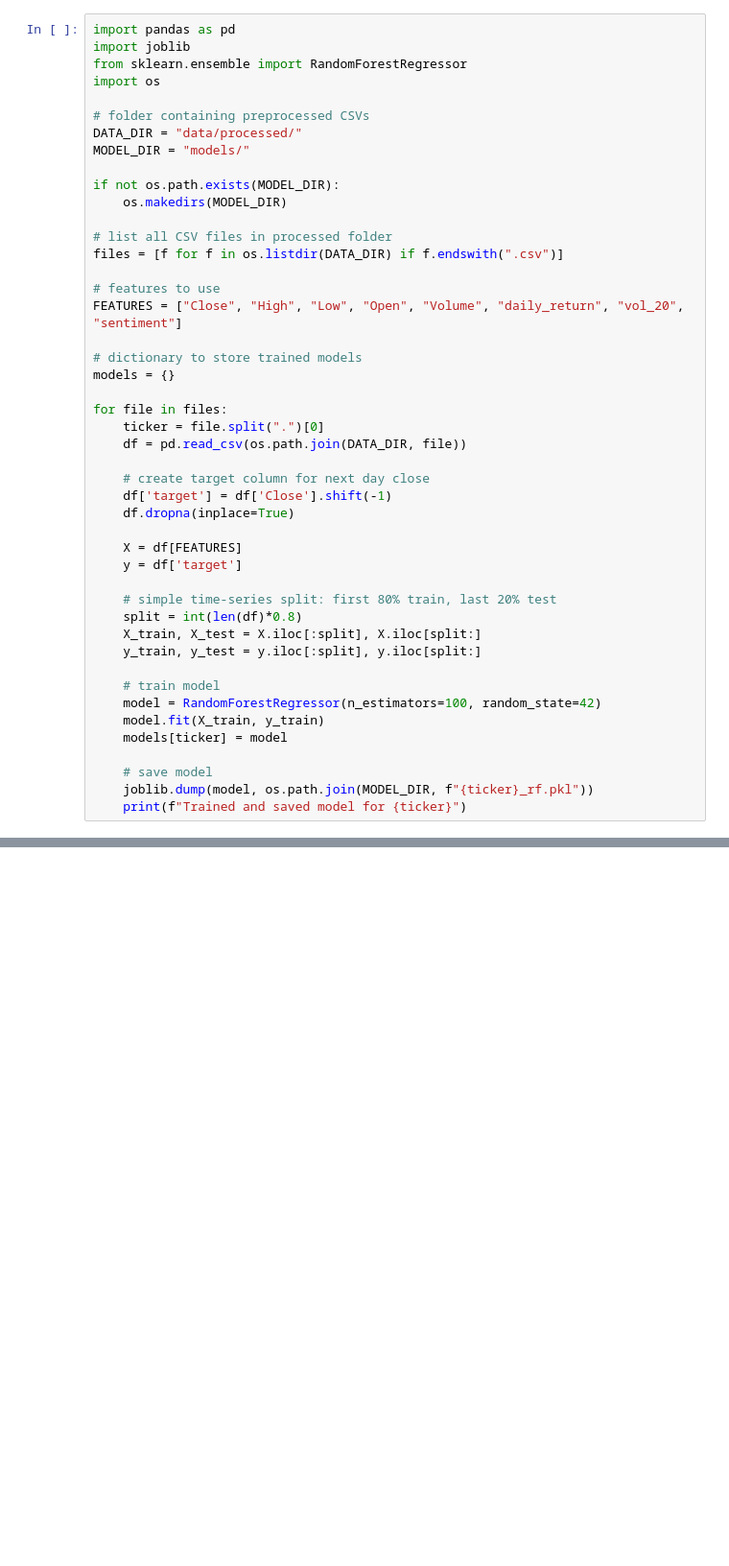
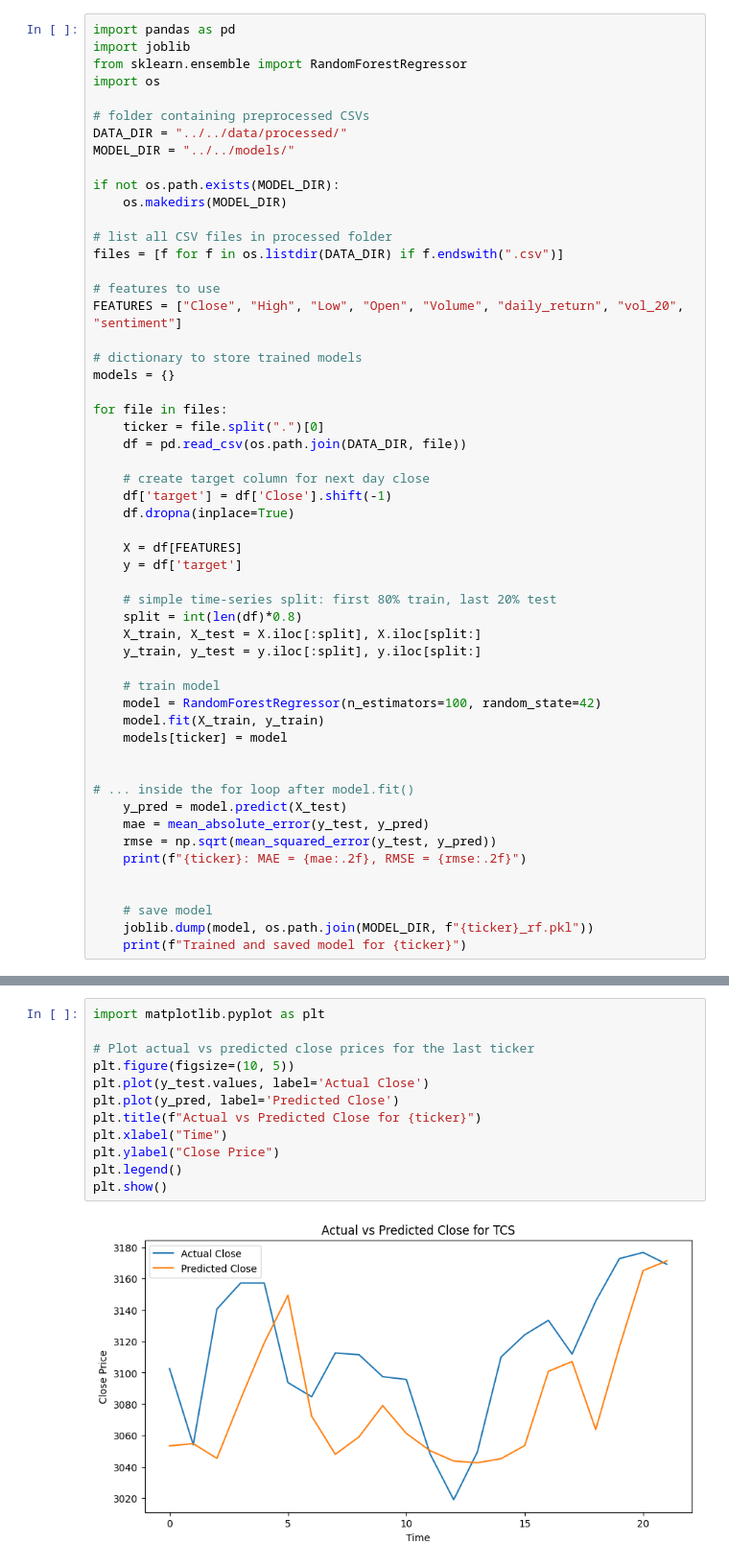
Before and after one commit to pewyush/Well-Aware, a Jupyter notebook: src/ml_models/high_low.ipynb, the cells around one changed output, grey strips where cells are left out. Shown at 96% size. Saved outputs shown, nothing was run; the diff lists cells and outputs as text; blank space fills up the shorter version.

```diff
--- a/src/ml_models/high_low.ipynb
+++ b/src/ml_models/high_low.ipynb
@@ -9,8 +11,8 @@ from sklearn.ensemble import RandomForestRegressor
 import os
 
 # folder containing preprocessed CSVs
-DATA_DIR = "data/processed/"
-MODEL_DIR = "models/"
+DATA_DIR = "../../data/processed/"
+MODEL_DIR = "../../models/"
 
 if not os.path.exists(MODEL_DIR):
     os.makedirs(MODEL_DIR)
@@ -45,6 +47,14 @@ for file in files:
     model.fit(X_train, y_train)
     models[ticker] = model
 
+
+# ... inside the for loop after model.fit()
+    y_pred = model.predict(X_test)
+    mae = mean_absolute_error(y_test, y_pred)
+    rmse = np.sqrt(mean_squared_error(y_test, y_pred))
+    print(f"{ticker}: MAE = {mae:.2f}, RMSE = {rmse:.2f}")
+
+
     # save model
     joblib.dump(model, os.path.join(MODEL_DIR, f"{ticker}_rf.pkl"))
     print(f"Trained and saved model for {ticker}")
@@ -50,0 +82,14 @@ for file in files:
+# %%
+import matplotlib.pyplot as plt
+
+# Plot actual vs predicted close prices for the last ticker
+plt.figure(figsize=(10, 5))
+plt.plot(y_test.values, label='Actual Close')
+plt.plot(y_pred, label='Predicted Close')
+plt.title(f"Actual vs Predicted Close for {ticker}")
+plt.xlabel("Time")
+plt.ylabel("Close Price")
+plt.legend()
+plt.show()
+# %% [output]
+[figure, added]
```
Also changed, not shown: parts of 2 cells of this notebook, 10 other files.
